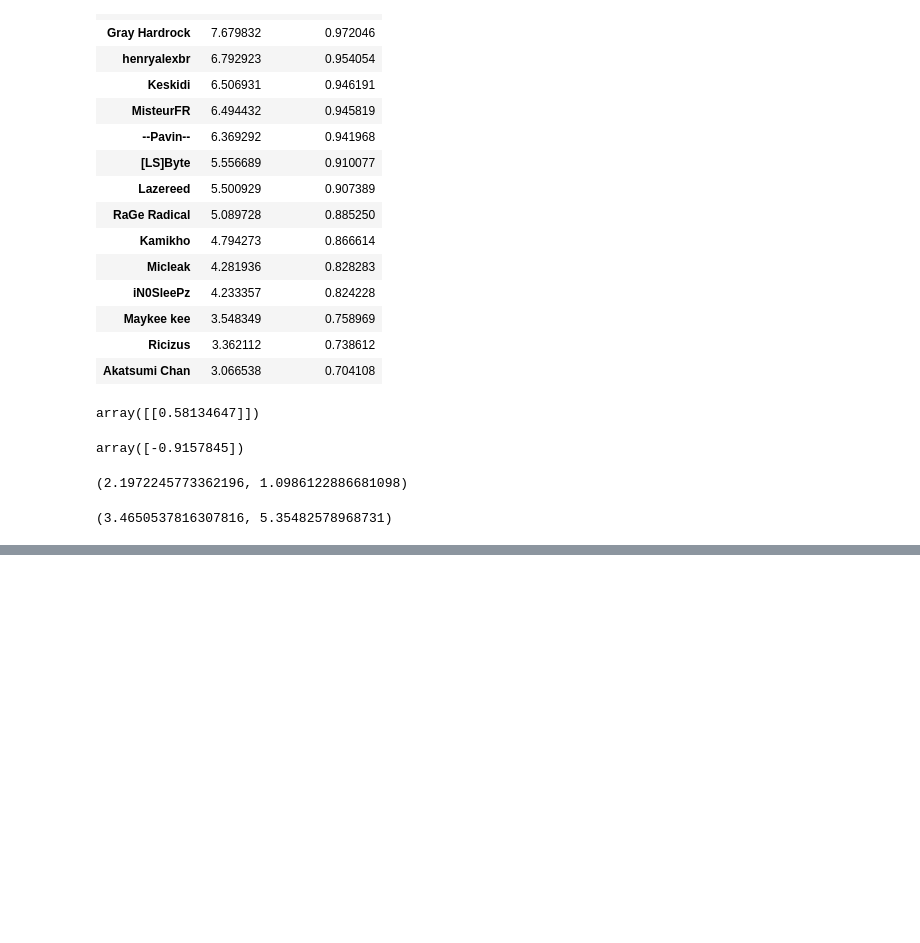
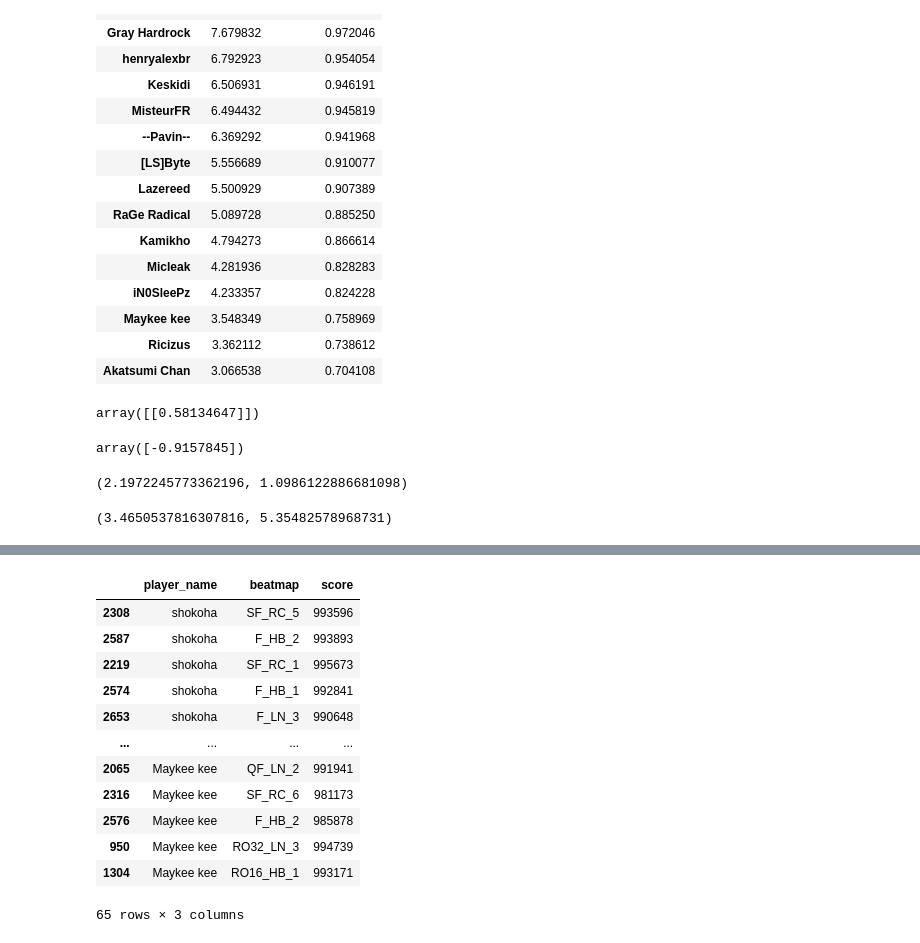
Before and after one commit to 4digitmwc/extraterrestrial-index, a Jupyter notebook: eti_soft.ipynb, the cells around one changed output, grey strips where cells are left out. Saved outputs shown, nothing was run; the diff lists cells and outputs as text; code cells hidden in the pictures; blank space fills up the shorter version.

```diff
--- a/eti_soft.ipynb
+++ b/eti_soft.ipynb
@@ -367,0 +386,2 @@ skillban.to_csv('skillbans_4dm_soft6_list.csv')
+# %%
+skillbanned_players = skillban.index
@@ -367,0 +397,25 @@ skillban.to_csv('skillbans_4dm_soft6_list.csv')
+# %%
+highlighted_scores = pd.DataFrame(columns=['player_name', 'beatmap', 'score'])
+n_highlighted_scores = 5
+# %%
+for player in skillbanned_players:
+    highlighted_player_score = get_highlighted_scores(player, _4dm4_dataset, n_highlighted_scores)
+    for beatmap in highlighted_player_score:
+        highlight_scr = _4dm4_dataset[(_4dm4_dataset['player_name'] == player) & (_4dm4_dataset['beatmap'] == beatmap)][['player_name', 'beatmap', 'score']]
+        highlighted_scores = pd.concat((highlighted_scores, highlight_scr))
+# %%
+highlighted_scores
+# %% [output]
+|  | player_name | beatmap | score |
+| 2308 | shokoha | SF_RC_5 | 993596 |
+| 2587 | shokoha | F_HB_2 | 993893 |
+| 2219 | shokoha | SF_RC_1 | 995673 |
+| 2574 | shokoha | F_HB_1 | 992841 |
+| 2653 | shokoha | F_LN_3 | 990648 |
+| ... | ... | ... | ... |
+| 2065 | Maykee kee | QF_LN_2 | 991941 |
+| 2316 | Maykee kee | SF_RC_6 | 981173 |
+| 2576 | Maykee kee | F_HB_2 | 985878 |
+| 950 | Maykee kee | RO32_LN_3 | 994739 |
+| 1304 | Maykee kee | RO16_HB_1 | 993171 |
+65 rows × 3 columns
```
Also changed, not shown: parts of 6 cells of this notebook, 2 other files.
